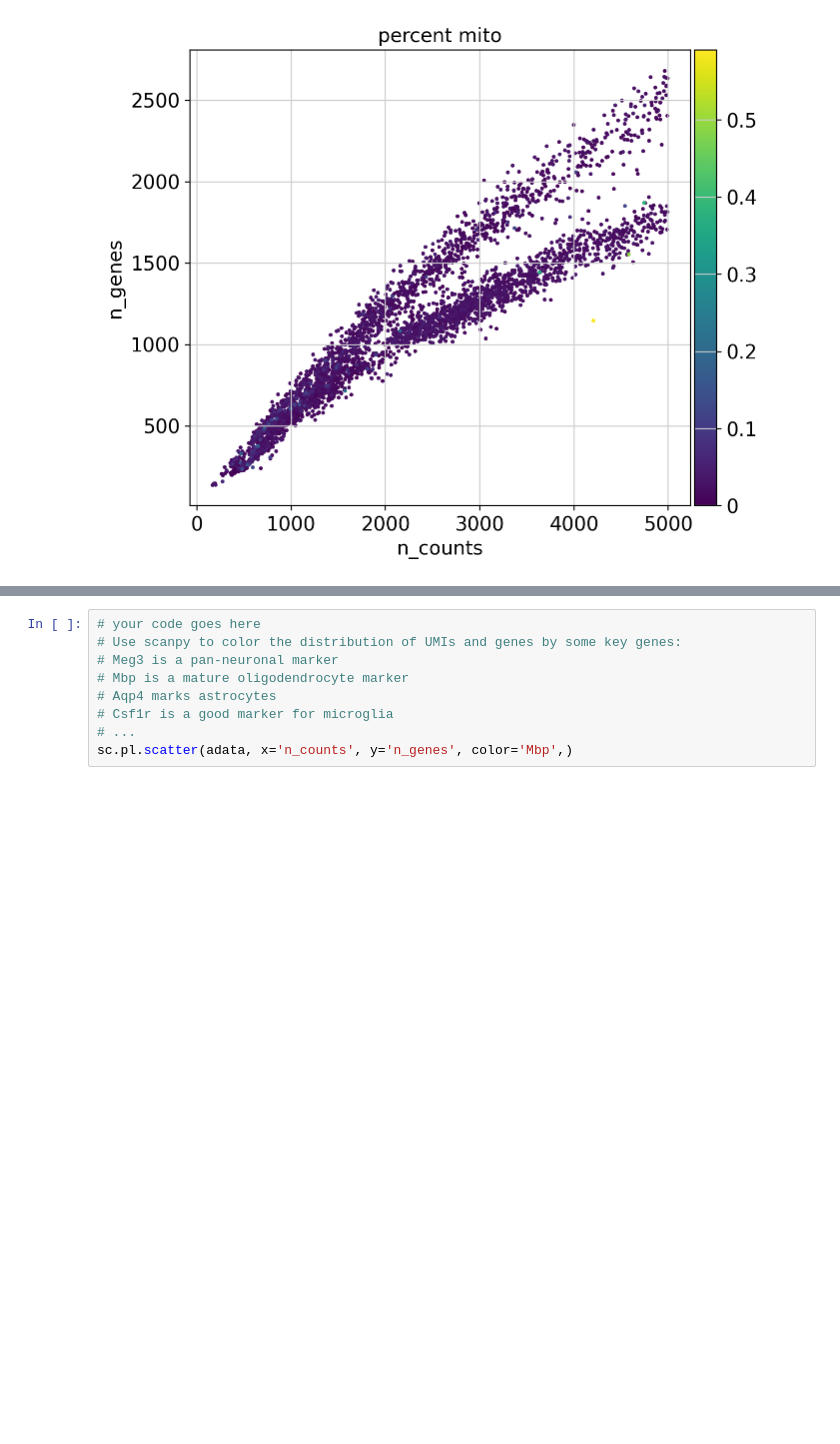
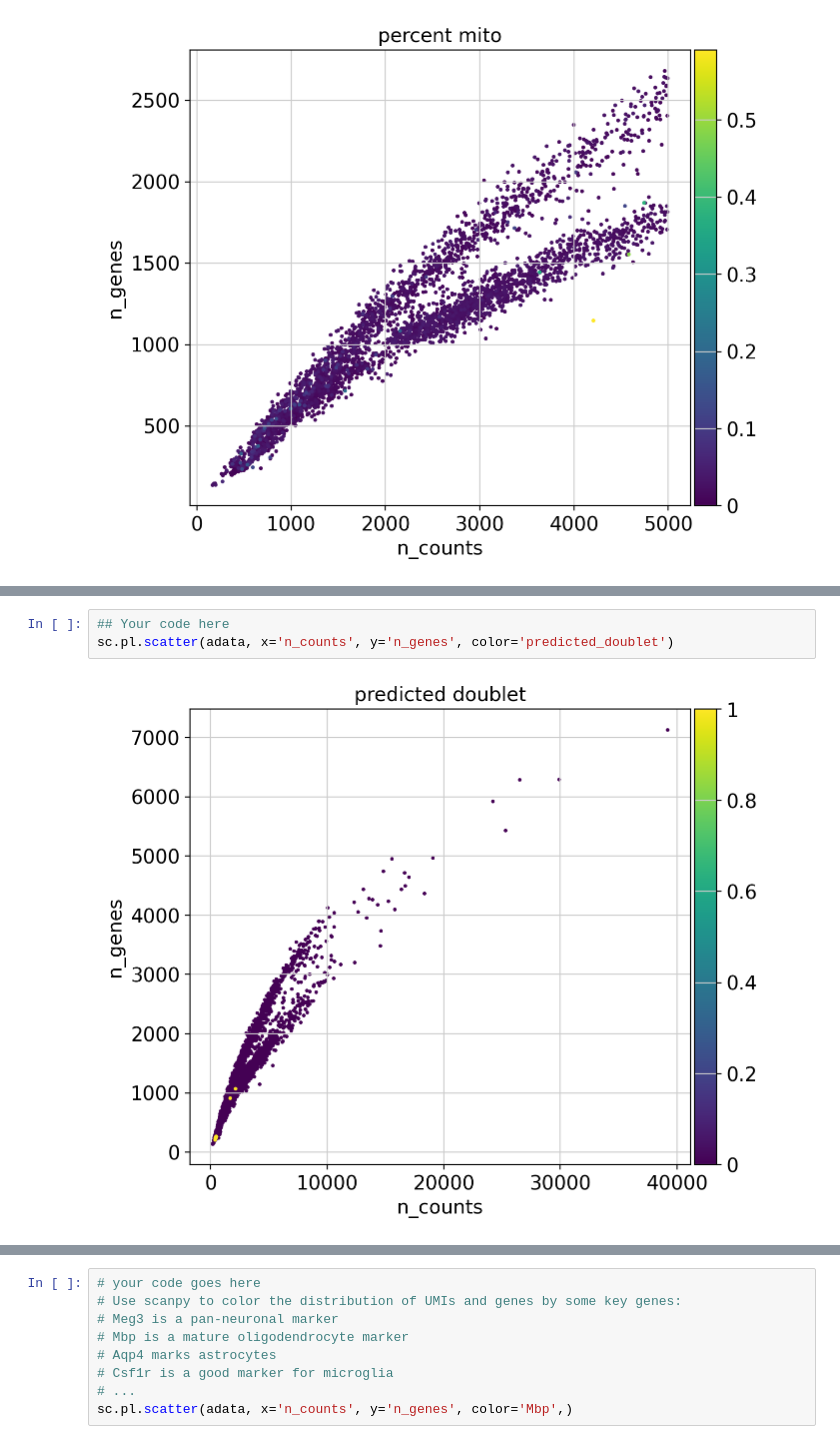
Before and after one commit to nunososorio/SingleCellGenomics2024, a Jupyter notebook: 3_Wednesday_April10th/SessionIV_p1.ipynb, the cells around one changed output, grey strips where cells are left out. Cells and saved outputs as stored; diff of their text form; blank space fills up the shorter version.

```diff
--- a/3_Wednesday_April10th/SessionIV_p1.ipynb
+++ b/3_Wednesday_April10th/SessionIV_p1.ipynb
@@ -231 +293,6 @@ sc.pl.scatter(adata[adata.obs.n_counts<5000], x='n_counts', y='n_genes', color='
+# %%
+## Your code here
+sc.pl.scatter(adata, x='n_counts', y='n_genes', color='predicted_doublet')
+# %% [output]
+[figure, added]
 # %% [markdown]
```
Also changed, not shown: parts of 20 cells of this notebook.
